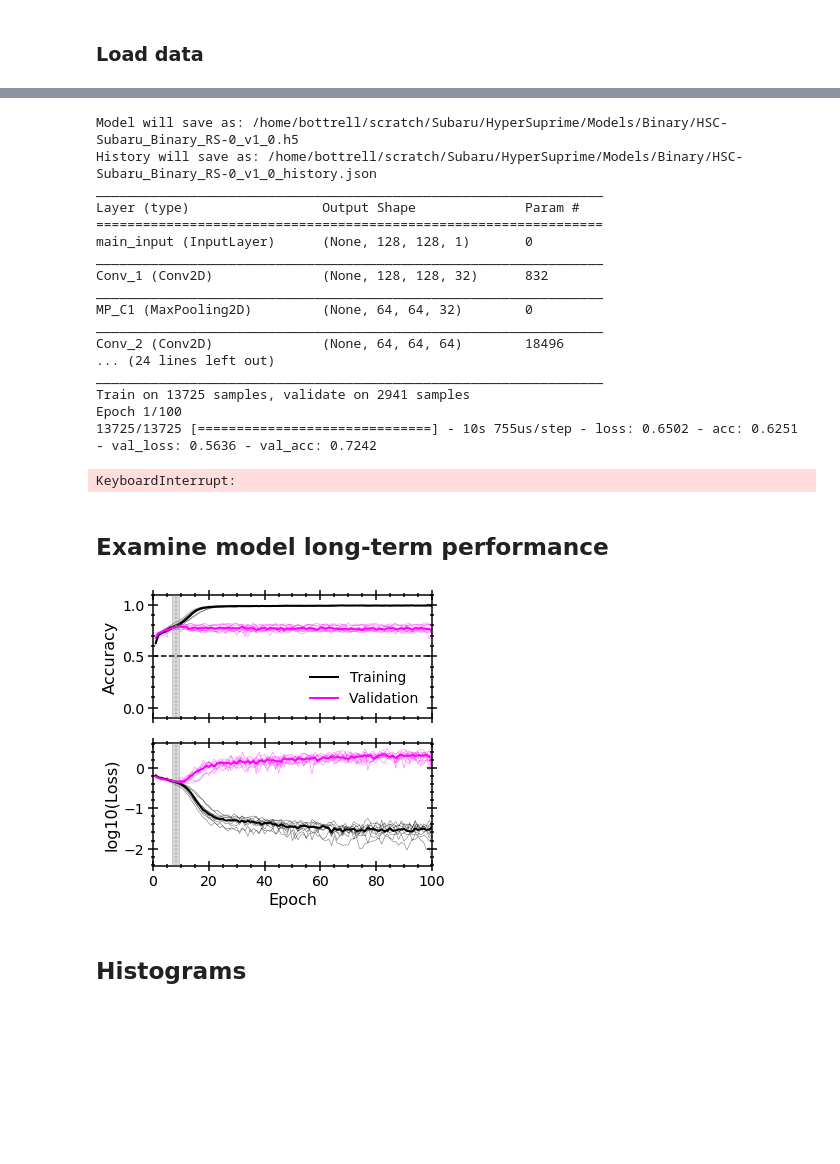
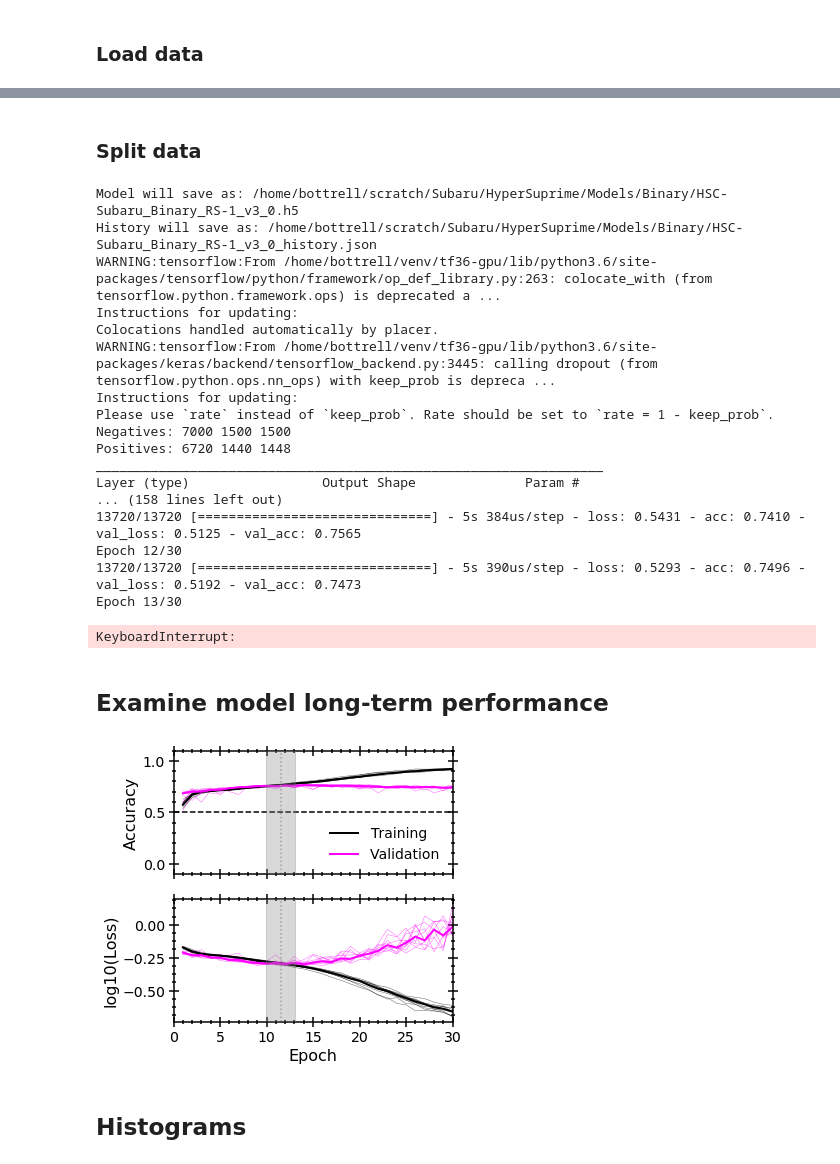
Before and after one commit to cbottrell/Subaru-HSC, a Jupyter notebook: Notebooks/TidalCNN-p3.ipynb, the cells around one changed output, grey strips where cells are left out. Saved outputs shown, nothing was run; the diff lists cells and outputs as text; code cells hidden in the pictures; blank space fills up the shorter version.

Commit message:
Major updates to augmentation/training.

```diff
--- a/Notebooks/TidalCNN-p3.ipynb
+++ b/Notebooks/TidalCNN-p3.ipynb
@@ -313,8 +305,8 @@ fig,axarr = plt.subplots(2,4,figsize=(20,10))
 axarr = axarr.flatten()
 
 # number between 0 and 1200
-index = 2
-nOrig = 10
+index = 600
+nOrig = 1201
 
 indices = [index+i*nOrig for i in range(8)]
 
@@ -438,0 +493,2 @@ Positives: (9608, 128, 128, 1)
+# %% [markdown]
+### Split data
@@ -442,16 +551,17 @@ nClasses=len(classIDs)
 #del new_inp,new_cat
 
 batch_size = 32
-epochs=100
+epochs=30
 train_valid_split = 0.3
 valid_test_split = 0.5
 update = 0
-version = 1
+version = 3
+patience = 999
 label = 'HSC-Subaru'
 
 randomStates = np.arange(10)
 
-for randomState in randomStates[:1]:
+for randomState in randomStates:
 
     modelFile = modelDir+'{}_Binary_RS-{}_v{}_{}.h5'
     historyFile = modelDir+'{}_Binary_RS-{}_v{}_{}_history.json'
@@ -463,17 +573,15 @@ for randomState in randomStates[:1]:
     print('History will save as: {}'.format(historyFile))
 
     mcp_file = modelFile.replace('.h5','_wgts.hdf5')
-    early_stopping = EarlyStopping(monitor='val_acc', patience=999, verbose=1, mode='max')
+    early_stopping = EarlyStopping(monitor='val_acc', patience=patience, verbose=1, mode='max')
     mcp_save = ModelCheckpoint(mcp_file, save_best_only=True, monitor='val_acc', mode='max')
     reduce_lr_loss = ReduceLROnPlateau(monitor='val_acc', factor=0.1, patience=7, verbose=1, min_delta=1e-4, mode='max')
 
-    # Split training and validation data
-    inp_train, inp_valid, tar_train, tar_valid, cat_train, cat_valid = md.train_test_split(inp, tar, cat, test_size=train_valid_split, random_state=randomState)
-    # Reserve some validation data as test data
-    inp_valid, inp_test, tar_valid, tar_test, cat_valid, cat_test = md.train_test_split(inp_valid, tar_valid, cat_valid, test_size=valid_test_split, random_state=randomState)
-
     args = (dx,dy,nChannels)
     model = HSC_Subaru_CNN(args)
+
+    inp_train,tar_train,cat_train,inp_valid,tar_valid,cat_valid,inp_test,tar_test,cat_test = split_data(inp,tar,cat,
+                                                                                                       5000,10000,1201,9608,randomState=randomState)
 
     model.summary()
 
@@ -487,23 +595,23 @@ for randomState in randomStates[:1]:
         os.remove(mcp_file)
     model.save(modelFile)
 # %% [output]
-Model will save as: /home/bottrell/scratch/Subaru/HyperSuprime/Models/Binary/HSC-Subaru_Binary_RS-0_v1_0.h5
-History will save as: /home/bottrell/scratch/Subaru/HyperSuprime/Models/Binary/HSC-Subaru_Binary_RS-0_v1_0_history.json
+Model will save as: /home/bottrell/scratch/Subaru/HyperSuprime/Models/Binary/HSC-Subaru_Binary_RS-1_v3_0.h5
+History will save as: /home/bottrell/scratch/Subaru/HyperSuprime/Models/Binary/HSC-Subaru_Binary_RS-1_v3_0_history.json
+WARNING:tensorflow:From /home/bottrell/venv/tf36-gpu/lib/python3.6/site-packages/tensorflow/python/framework/op_def_library.py:263: colocate_with (from tensorflow.python.framework.ops) is deprecated a ...
+Instructions for updating:
+Colocations handled automatically by placer.
+WARNING:tensorflow:From /home/bottrell/venv/tf36-gpu/lib/python3.6/site-packages/keras/backend/tensorflow_backend.py:3445: calling dropout (from tensorflow.python.ops.nn_ops) with keep_prob is depreca ...
+Instructions for updating:
+Please use `rate` instead of `keep_prob`. Rate should be set to `rate = 1 - keep_prob`.
+Negatives: 7000 1500 1500
+Positives: 6720 1440 1448
 _________________________________________________________________
 Layer (type)                 Output Shape              Param #
-=================================================================
-main_input (InputLayer)      (None, 128, 128, 1)       0
-_________________________________________________________________
-Conv_1 (Conv2D)              (None, 128, 128, 32)      832
-_________________________________________________________________
-MP_C1 (MaxPooling2D)         (None, 64, 64, 32)        0
-_________________________________________________________________
-Conv_2 (Conv2D)              (None, 64, 64, 64)        18496
-... (24 lines left out)
-_________________________________________________________________
-Train on 13725 samples, validate on 2941 samples
-Epoch 1/100
-13725/13725 [==============================] - 10s 755us/step - loss: 0.6502 - acc: 0.6251 - val_loss: 0.5636 - val_acc: 0.7242
+... (158 lines left out)
+13720/13720 [==============================] - 5s 384us/step - loss: 0.5431 - acc: 0.7410 - val_loss: 0.5125 - val_acc: 0.7565
+Epoch 12/30
+13720/13720 [==============================] - 5s 390us/step - loss: 0.5293 - acc: 0.7496 - val_loss: 0.5192 - val_acc: 0.7473
+Epoch 13/30
 KeyboardInterrupt:
 # %% [markdown]
 ## Examine model long-term performance
@@ -515,11 +623,11 @@ from keras.models import load_model
 from glob import glob
 
 
-epochs=100
+epochs=30
 train_valid_split = 0.3
 valid_test_split = 0.5
 update = 0
-version = 1
+version = 3
 label = 'HSC-Subaru'
 
 modelDir = '/home/bottrell/scratch/Subaru/HyperSuprime/Models/Binary/'
@@ -541,13 +649,13 @@ for ax in axarr.flat:
 ax = axarr[1]
 ax.set_xlabel(r'Epoch',fontsize=16)
 ax.set_ylabel(r'log10(Loss)',fontsize=16)
-ax.set_xlim(0,100)
+ax.set_xlim(0,30)
 ax = axarr[0]
 ax.set_ylabel(r'Accuracy',fontsize=16)
-ax.set_xlim(0,100)
+ax.set_xlim(0,30)
 ax.set_ylim(-0.1,1.1)
 
-stats = np.empty(shape=(100,4,len(historyFiles)))
+stats = np.empty(shape=(30,4,len(historyFiles)))
 
 for i,fileName in enumerate(historyFiles):
     with open(fileName) as f:
@@ -565,35 +673,35 @@ for i,fileName in enumerate(historyFiles):
     axarr[0].plot(epochs,acc,color='black',linestyle='solid',alpha=0.6,linewidth=0.5)
     axarr[0].plot(epochs,vacc,color='magenta',linestyle='solid',alpha=0.6,linewidth=0.5)
 
     axarr[1].plot(epochs,np.log10(loss),color='black',linestyle='solid',alpha=0.6,linewidth=0.5)
     axarr[1].plot(epochs,np.log10(vloss),color='magenta',linestyle='solid',alpha=0.6,linewidth=0.5)
 
 med_acc = np.nanmedian(stats[:,0,:],axis=1)
 med_vacc = np.nanmedian(stats[:,1,:],axis=1)
 stopping = np.argmin(stats[:,3,:],axis=0)
 
 med_loss = np.nanmedian(stats[:,2,:],axis=1)
 med_vloss = np.nanmedian(stats[:,3,:],axis=1)
 axarr[0].plot(epochs,med_acc,linewidth=2,c='black',label='Training')
 axarr[0].plot(epochs,med_vacc,linewidth=2,c='magenta',label='Validation')
 ax.legend(frameon=False,loc=4)
 
 mean_stop = np.nanmean(stopping)
 std_stop = np.nanstd(stopping)
 for ax in axarr:
 
     ax.axvline(mean_stop,c='darkgrey',linestyle='dotted',linewidth=1.5)
     ax.axvspan(mean_stop-std_stop,mean_stop+std_stop, alpha=0.3, color='grey',zorder=9)
 
 axarr[1].plot(epochs,np.log10(med_loss),linewidth=2,c='black')
 axarr[1].plot(epochs,np.log10(med_vloss),linewidth=2,c='magenta')
 
 axarr[0].axhline(y=0.5,linestyle='dashed',c='black')
 
-fig.savefig('/home/bottrell/scratch/Subaru/HyperSuprime/Figures/Binary_10models_v{}_{}_100epochs_acc-loss.pdf'.format(version,update),
+fig.savefig('/home/bottrell/scratch/Subaru/HyperSuprime/Figures/Binary_10models_v{}_{}_30epochs_acc-loss.pdf'.format(version,update),
             bbox_inches='tight')
 # %% [output]
-[figure, old version]
+[figure, new version]
 # %% [markdown]
 ## Histograms
 # %%
```
Also changed, not shown: parts of 15 cells of this notebook, 15 other files.
